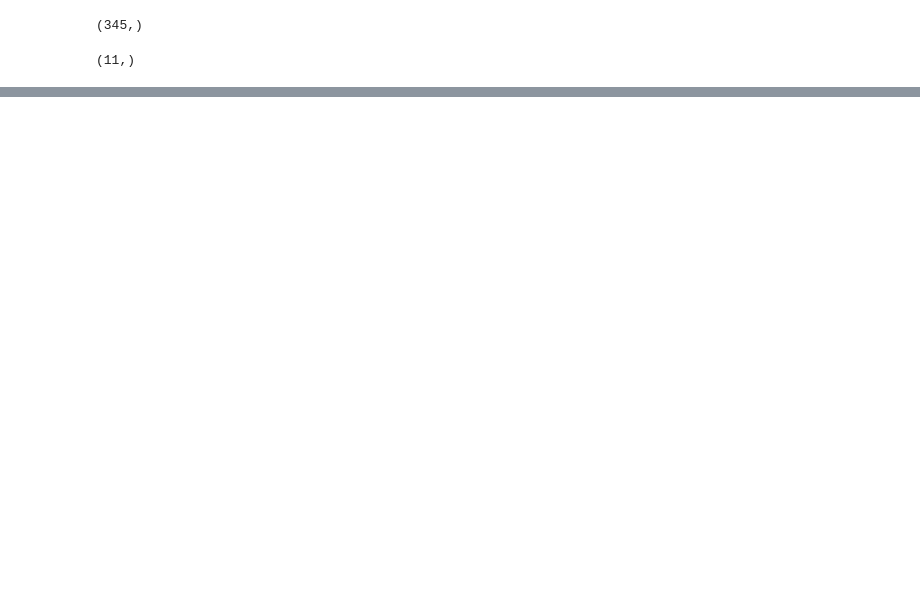
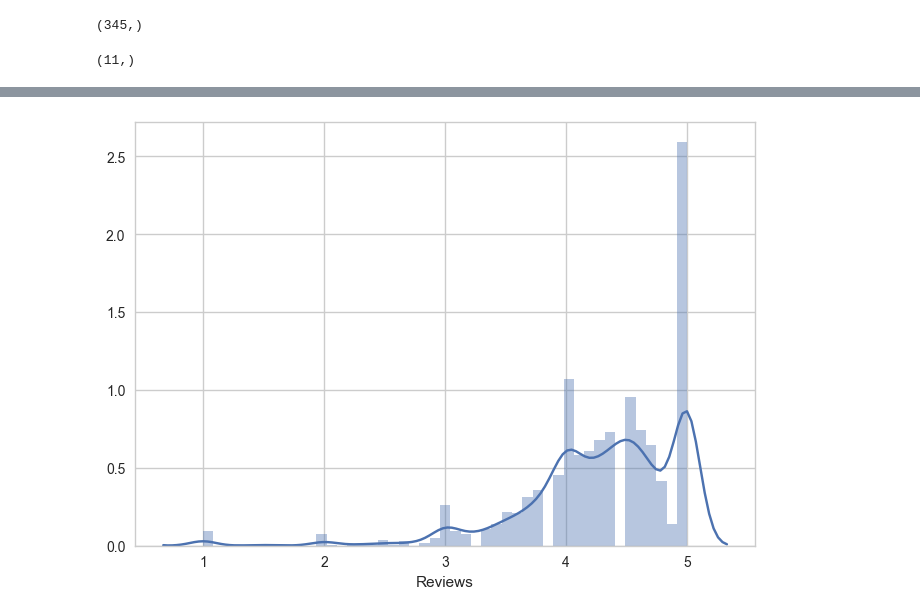
Before and after one commit to prerit2010/predictBookPrices, a Jupyter notebook: train_model.ipynb, the cells around one changed output, grey strips where cells are left out. Cells and saved outputs as stored; diff of their text form; code cells hidden in the pictures; blank space fills up the shorter version.

```diff
--- a/train_model.ipynb
+++ b/train_model.ipynb
@@ -34,0 +66,5 @@ df['BookCategory'].unique().shape
+# %%
+sns.distplot(df['Reviews']);
+plt.show()
+# %% [output]
+[figure, added]
```
Also changed, not shown: parts of 20 cells of this notebook.
